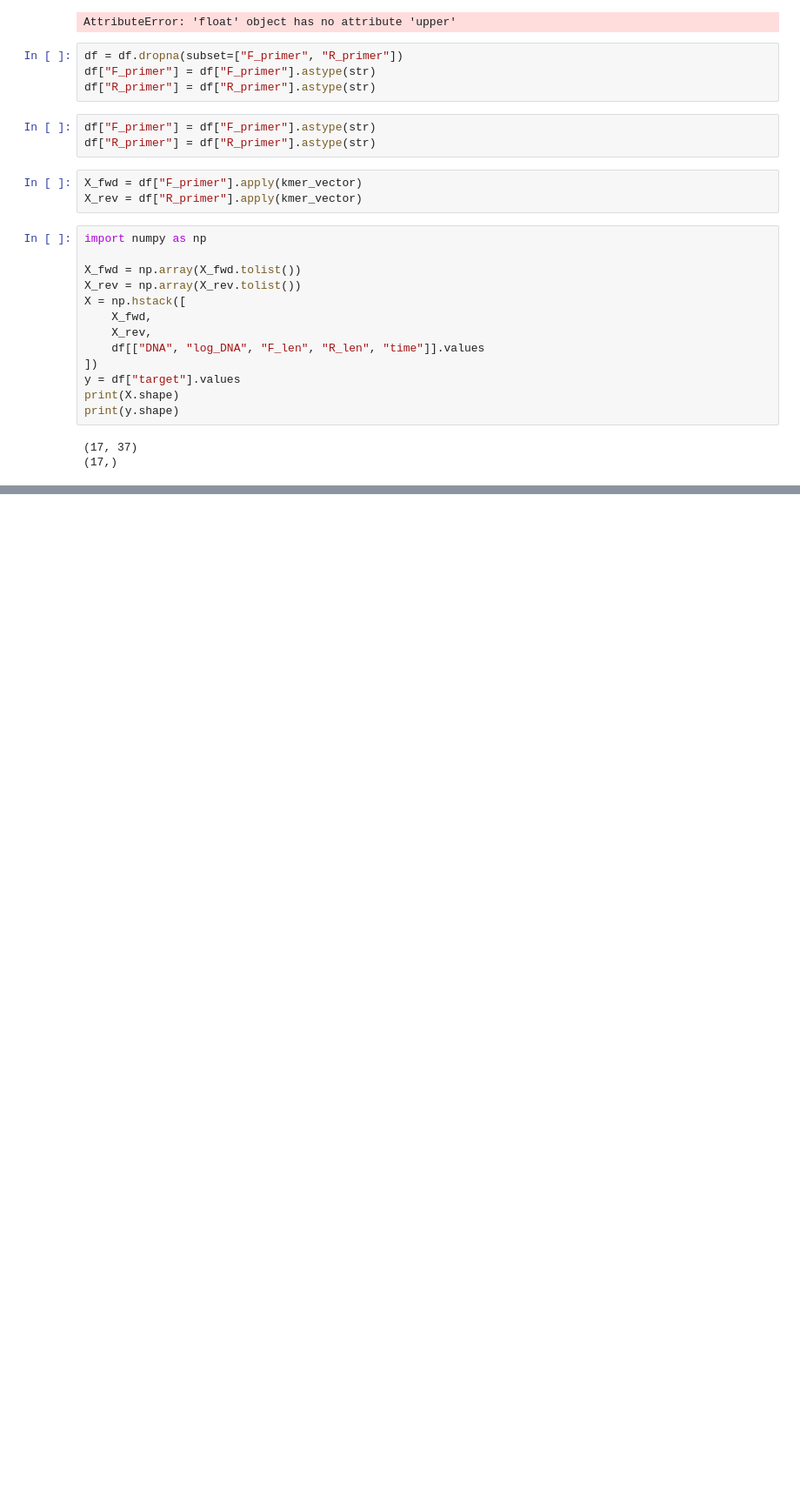
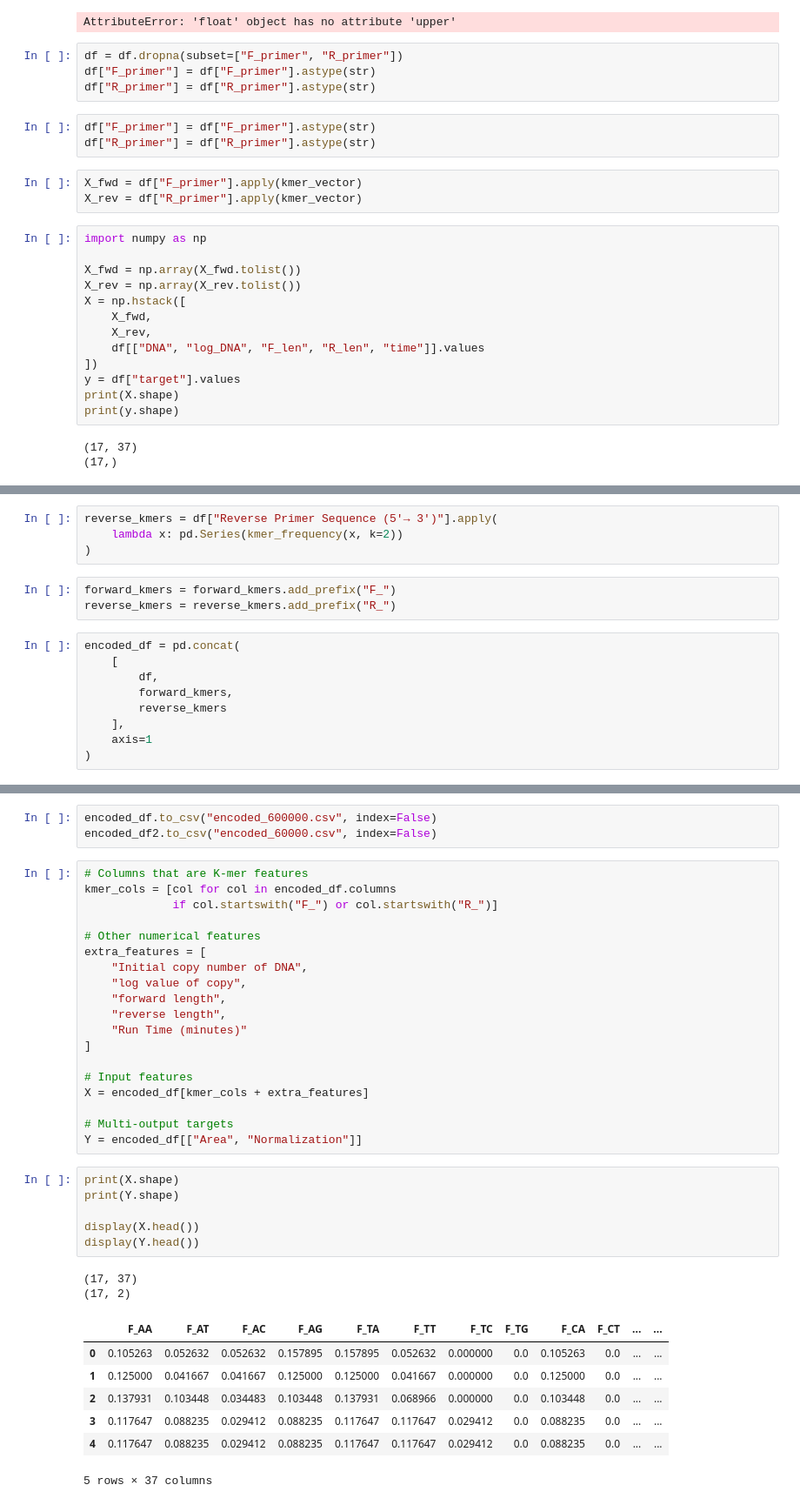
Before and after one commit to WhiteLotus101/Primer-Design--Bayesian-optimisation, a Jupyter notebook: primer_preprocessing.ipynb, the cells around one changed output, grey strips where cells are left out. Shown at 87% size. Saved outputs shown, nothing was run; the diff lists cells and outputs as text; blank space fills up the shorter version.

```diff
--- a/primer_preprocessing.ipynb
+++ b/primer_preprocessing.ipynb
@@ -272,0 +578,16 @@ print(y.shape)
+# %%
+reverse_kmers = df["Reverse Primer Sequence (5'→ 3')"].apply(
+    lambda x: pd.Series(kmer_frequency(x, k=2))
+)
+# %%
+forward_kmers = forward_kmers.add_prefix("F_")
+reverse_kmers = reverse_kmers.add_prefix("R_")
+# %%
+encoded_df = pd.concat(
+    [
+        df,
+        forward_kmers,
+        reverse_kmers
+    ],
+    axis=1
+)
@@ -272,0 +647,38 @@ print(y.shape)
+# %%
+encoded_df.to_csv("encoded_600000.csv", index=False)
+encoded_df2.to_csv("encoded_60000.csv", index=False)
+# %%
+# Columns that are K-mer features
+kmer_cols = [col for col in encoded_df.columns
+             if col.startswith("F_") or col.startswith("R_")]
+
+# Other numerical features
+extra_features = [
+    "Initial copy number of DNA",
+    "log value of copy",
+    "forward length",
+    "reverse length",
+    "Run Time (minutes)"
+]
+
+# Input features
+X = encoded_df[kmer_cols + extra_features]
+
+# Multi-output targets
+Y = encoded_df[["Area", "Normalization"]]
+# %%
+print(X.shape)
+print(Y.shape)
+
+display(X.head())
+display(Y.head())
+# %% [output]
+(17, 37)
+(17, 2)
+|  | F_AA | F_AT | F_AC | F_AG | F_TA | F_TT | F_TC | F_TG | F_CA | F_CT | ... | ... |
+| 0 | 0.105263 | 0.052632 | 0.052632 | 0.157895 | 0.157895 | 0.052632 | 0.000000 | 0.0 | 0.105263 | 0.0 | ... | ... |
+| 1 | 0.125000 | 0.041667 | 0.041667 | 0.125000 | 0.125000 | 0.041667 | 0.000000 | 0.0 | 0.125000 | 0.0 | ... | ... |
+| 2 | 0.137931 | 0.103448 | 0.034483 | 0.103448 | 0.137931 | 0.068966 | 0.000000 | 0.0 | 0.103448 | 0.0 | ... | ... |
+| 3 | 0.117647 | 0.088235 | 0.029412 | 0.088235 | 0.117647 | 0.117647 | 0.029412 | 0.0 | 0.088235 | 0.0 | ... | ... |
+| 4 | 0.117647 | 0.088235 | 0.029412 | 0.088235 | 0.117647 | 0.117647 | 0.029412 | 0.0 | 0.088235 | 0.0 | ... | ... |
+5 rows × 37 columns
```
Also changed, not shown: parts of 68 cells of this notebook, 6 other files.
